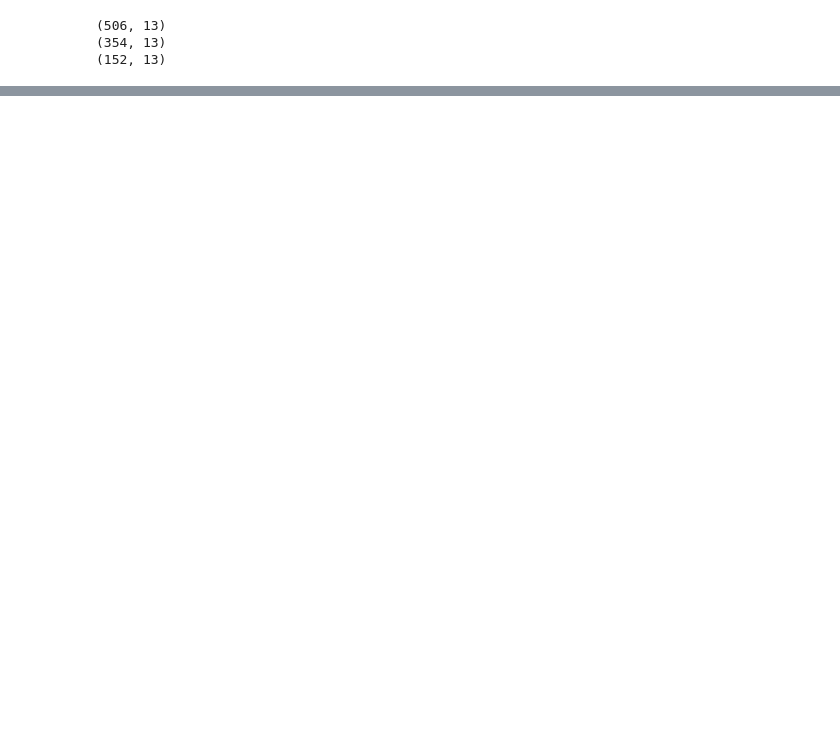
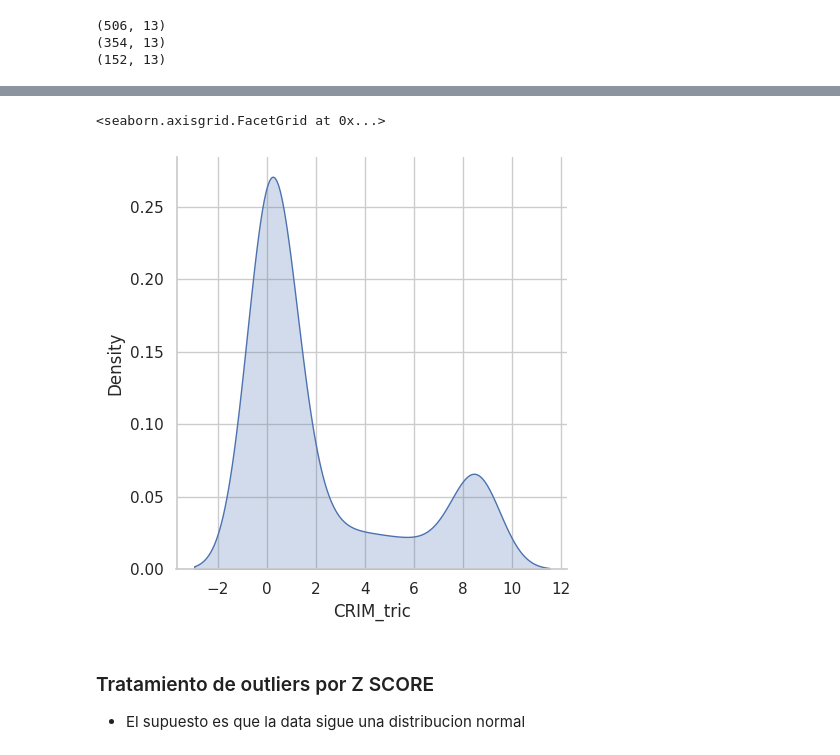
Before and after one commit to Delz1N/Especializacion-ML-DL-e-IA, a Jupyter notebook: ML,_DL_E_IA_DMC.ipynb, the cells around one changed output, grey strips where cells are left out. Drawn from its saved outputs; the diff is of its cells as text; code cells hidden in the pictures; blank space fills up the shorter version.

```diff
--- a/ML,_DL_E_IA_DMC.ipynb
+++ b/ML,_DL_E_IA_DMC.ipynb
@@ -1677,0 +1808,10 @@ pd.DataFrame({'features' : features,
+# %%
+# visualizando la distribucion con tratamiento
+
+sns.displot(X_train, x = 'CRIM_tric', kind = 'kde', fill = True)
+# %% [output]
+<seaborn.axisgrid.FacetGrid at 0x...>
+[figure, added]
+# %% [markdown]
+### Tratamiento de outliers por Z SCORE
+* El supuesto es que la data sigue una distribucion normal
```
Also changed, not shown: parts of 32 cells of this notebook.
